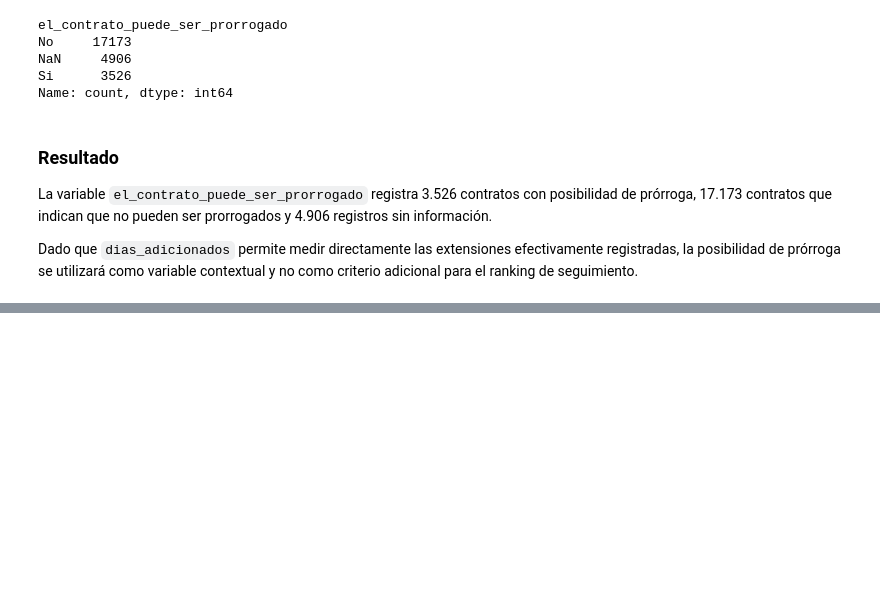
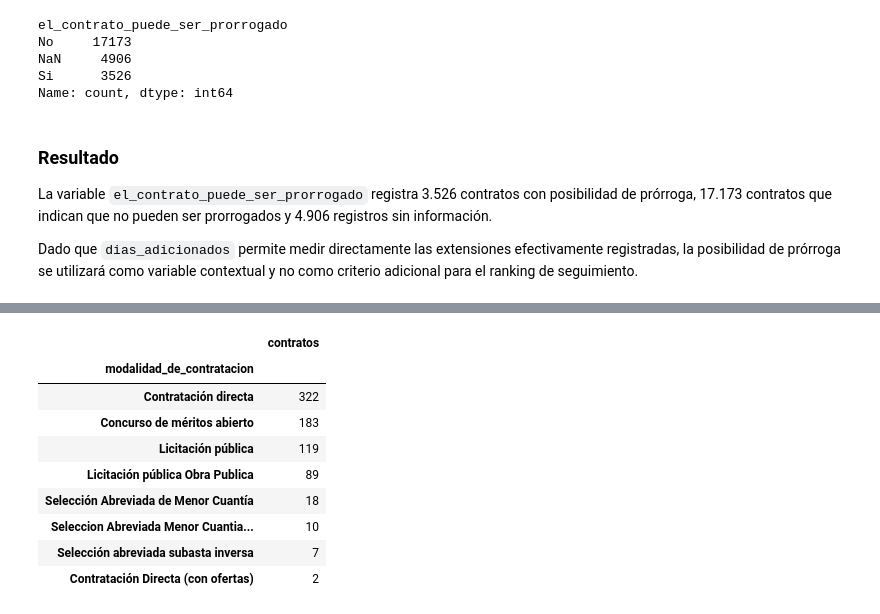
Before and after one commit to caldeeh/proyecto1-analitica-contratacion, a Jupyter notebook: Tarea 2/Pregunta 3/02_limpieza_p3.ipynb, the cells around one changed output, grey strips where cells are left out. Saved outputs shown, nothing was run; the diff lists cells and outputs as text; code cells hidden in the pictures; blank space fills up the shorter version.

Commit message:
Cierra seleccion y limpieza de datos de Pregunta 3

```diff
--- a/Tarea 2/Pregunta 3/02_limpieza_p3.ipynb
+++ b/Tarea 2/Pregunta 3/02_limpieza_p3.ipynb
@@ -3007,0 +3025,13 @@ Dado que `dias_adicionados` permite medir directamente las extensiones efectivam
+# %%
+# Definición de los umbrales P90 utilizados para la priorización
+
+p90_pendiente_ejecucion = df_financiero[
+    "valor_pendiente_de_ejecucion"
+].quantile(0.90)
+
+p90_dias_adicionados = df_financiero[
+    "dias_adicionados"
+].quantile(0.90)
+
+print("P90 pendiente de ejecución:", p90_pendiente_ejecucion)
+print("P90 días adicionados:", p90_dias_adicionados)
@@ -3007,0 +3041,7 @@ Dado que `dias_adicionados` permite medir directamente las extensiones efectivam
+# %%
+contratos_prioritarios = df_financiero[
+    (df_financiero["valor_pendiente_de_ejecucion"] > p90_pendiente_ejecucion) &
+    (df_financiero["dias_adicionados"] > p90_dias_adicionados)
+].copy()
+
+print("Contratos prioritarios:", len(contratos_prioritarios))
@@ -3007,0 +3093,20 @@ Dado que `dias_adicionados` permite medir directamente las extensiones efectivam
+# %%
+prioritarios_modalidad = (
+    contratos_prioritarios["modalidad_de_contratacion"]
+    .value_counts()
+    .rename("contratos")
+    .to_frame()
+)
+
+prioritarios_modalidad
+# %% [output]
+|  | contratos |
+| modalidad_de_contratacion |  |
+| Contratación directa | 322 |
+| Concurso de méritos abierto | 183 |
+| Licitación pública | 119 |
+| Licitación pública Obra Publica | 89 |
+| Selección Abreviada de Menor Cuantía | 18 |
+| Seleccion Abreviada Menor Cuantia... | 10 |
+| Selección abreviada subasta inversa | 7 |
+| Contratación Directa (con ofertas) | 2 |
```
Also changed, not shown: parts of 9 cells of this notebook.
